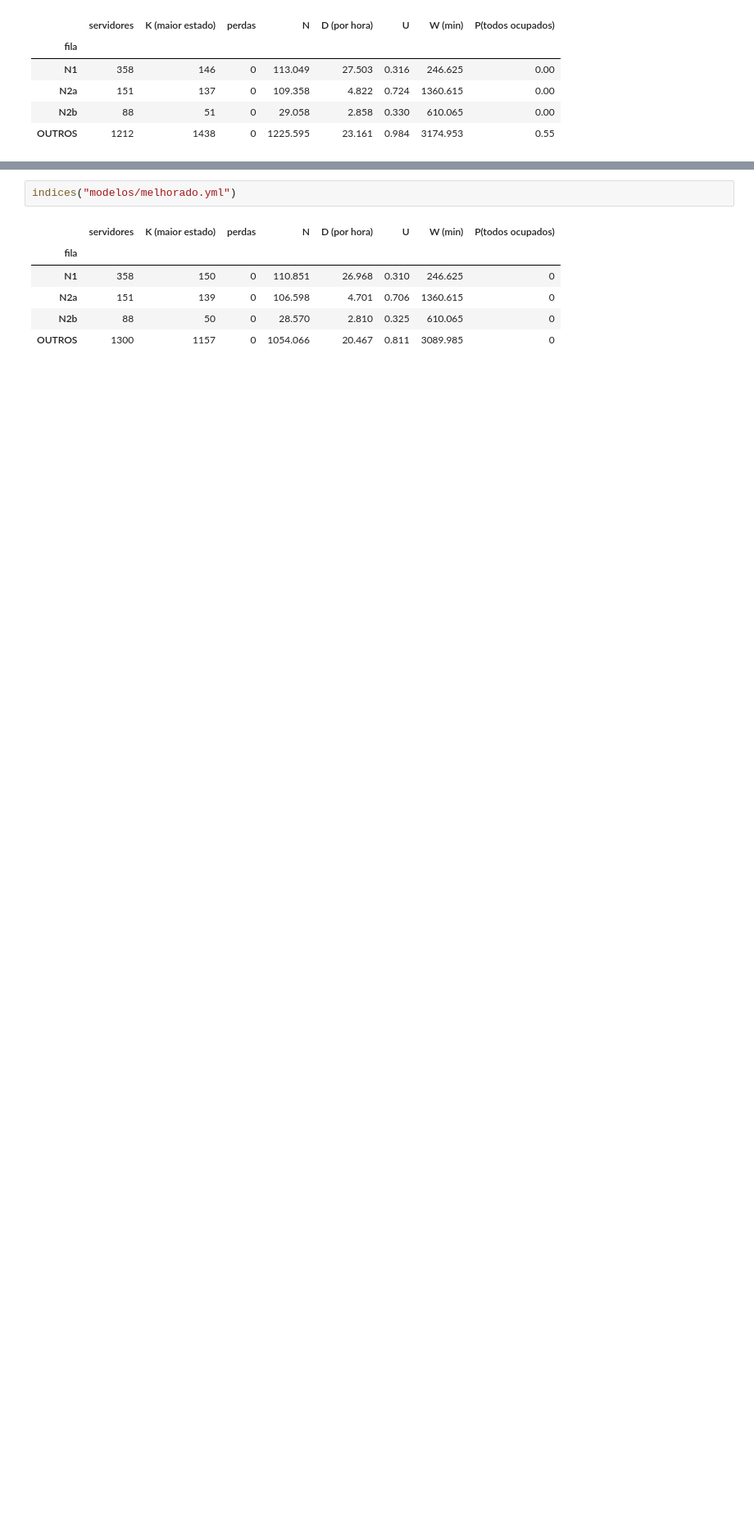
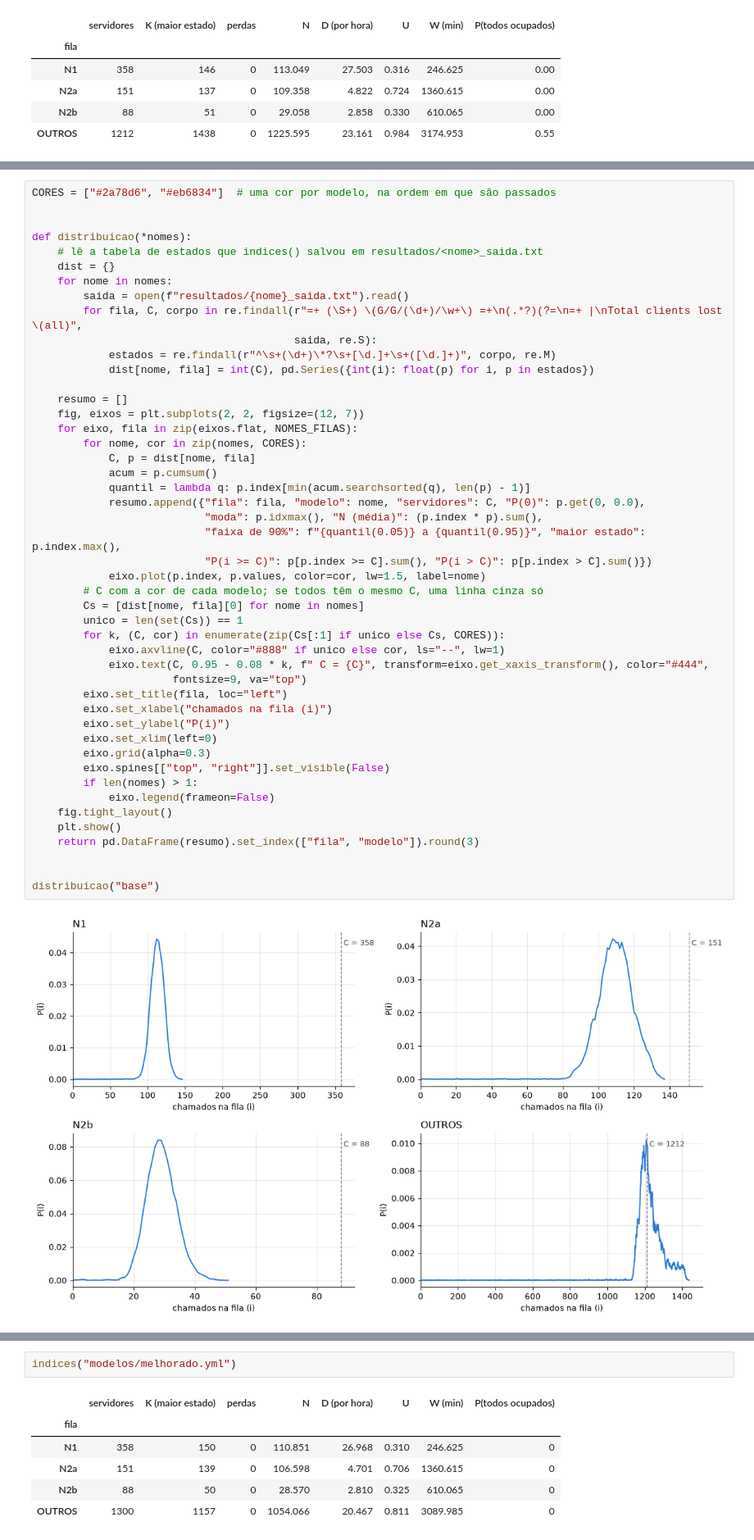
Before and after one commit to germanocorrea/simple-queue-simulator--pucrs, a Jupyter notebook: tratamento.ipynb, the cells around one changed output, grey strips where cells are left out. Shown at 82% size. Drawn from its saved outputs; the diff is of its cells as text; blank space fills up the shorter version.

Commit message:
add separate melhorias + dist probs no tratamento

```diff
--- a/tratamento.ipynb
+++ b/tratamento.ipynb
@@ -260,0 +304,49 @@ indices("modelos/base.yml")
+# %%
+CORES = ["#2a78d6", "#eb6834"]  # uma cor por modelo, na ordem em que são passados
+
+
+def distribuicao(*nomes):
+    # lê a tabela de estados que indices() salvou em resultados/<nome>_saida.txt
+    dist = {}
+    for nome in nomes:
+        saida = open(f"resultados/{nome}_saida.txt").read()
+        for fila, C, corpo in re.findall(r"=+ (\S+) \(G/G/(\d+)/\w+\) =+\n(.*?)(?=\n=+ |\nTotal clients lost \(all)",
+                                         saida, re.S):
+            estados = re.findall(r"^\s+(\d+)\*?\s+[\d.]+\s+([\d.]+)", corpo, re.M)
+            dist[nome, fila] = int(C), pd.Series({int(i): float(p) for i, p in estados})
+
+    resumo = []
+    fig, eixos = plt.subplots(2, 2, figsize=(12, 7))
+    for eixo, fila in zip(eixos.flat, NOMES_FILAS):
+        for nome, cor in zip(nomes, CORES):
+            C, p = dist[nome, fila]
+            acum = p.cumsum()
+            quantil = lambda q: p.index[min(acum.searchsorted(q), len(p) - 1)]
+            resumo.append({"fila": fila, "modelo": nome, "servidores": C, "P(0)": p.get(0, 0.0),
+                           "moda": p.idxmax(), "N (média)": (p.index * p).sum(),
+                           "faixa de 90%": f"{quantil(0.05)} a {quantil(0.95)}", "maior estado": p.index.max(),
+                           "P(i >= C)": p[p.index >= C].sum(), "P(i > C)": p[p.index > C].sum()})
+            eixo.plot(p.index, p.values, color=cor, lw=1.5, label=nome)
+        # C com a cor de cada modelo; se todos têm o mesmo C, uma linha cinza só
+        Cs = [dist[nome, fila][0] for nome in nomes]
+        unico = len(set(Cs)) == 1
+        for k, (C, cor) in enumerate(zip(Cs[:1] if unico else Cs, CORES)):
+            eixo.axvline(C, color="#888" if unico else cor, ls="--", lw=1)
+            eixo.text(C, 0.95 - 0.08 * k, f" C = {C}", transform=eixo.get_xaxis_transform(), color="#444",
+                      fontsize=9, va="top")
+        eixo.set_title(fila, loc="left")
+        eixo.set_xlabel("chamados na fila (i)")
+        eixo.set_ylabel("P(i)")
+        eixo.set_xlim(left=0)
+        eixo.grid(alpha=0.3)
+        eixo.spines[["top", "right"]].set_visible(False)
+        if len(nomes) > 1:
+            eixo.legend(frameon=False)
+    fig.tight_layout()
+    plt.show()
+    return pd.DataFrame(resumo).set_index(["fila", "modelo"]).round(3)
+
+
+distribuicao("base")
+# %% [output]
+[figure, added]
```
Also changed, not shown: parts of 22 cells of this notebook, 2 other files.
